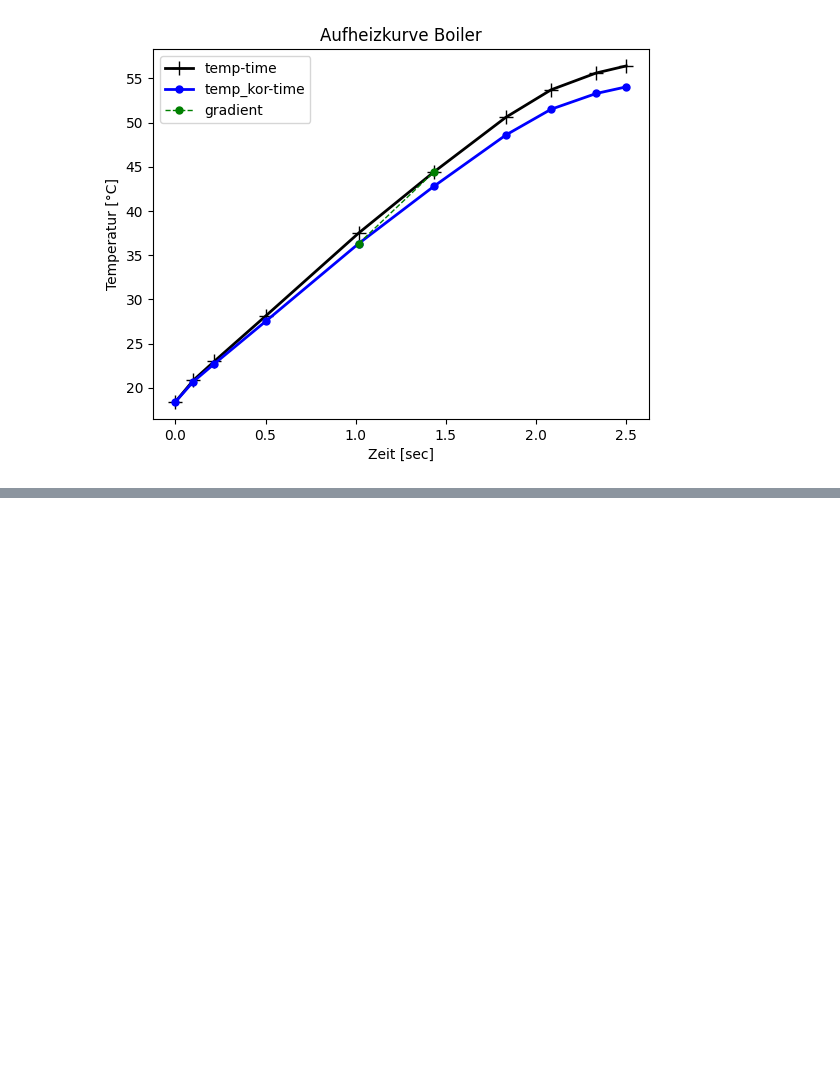
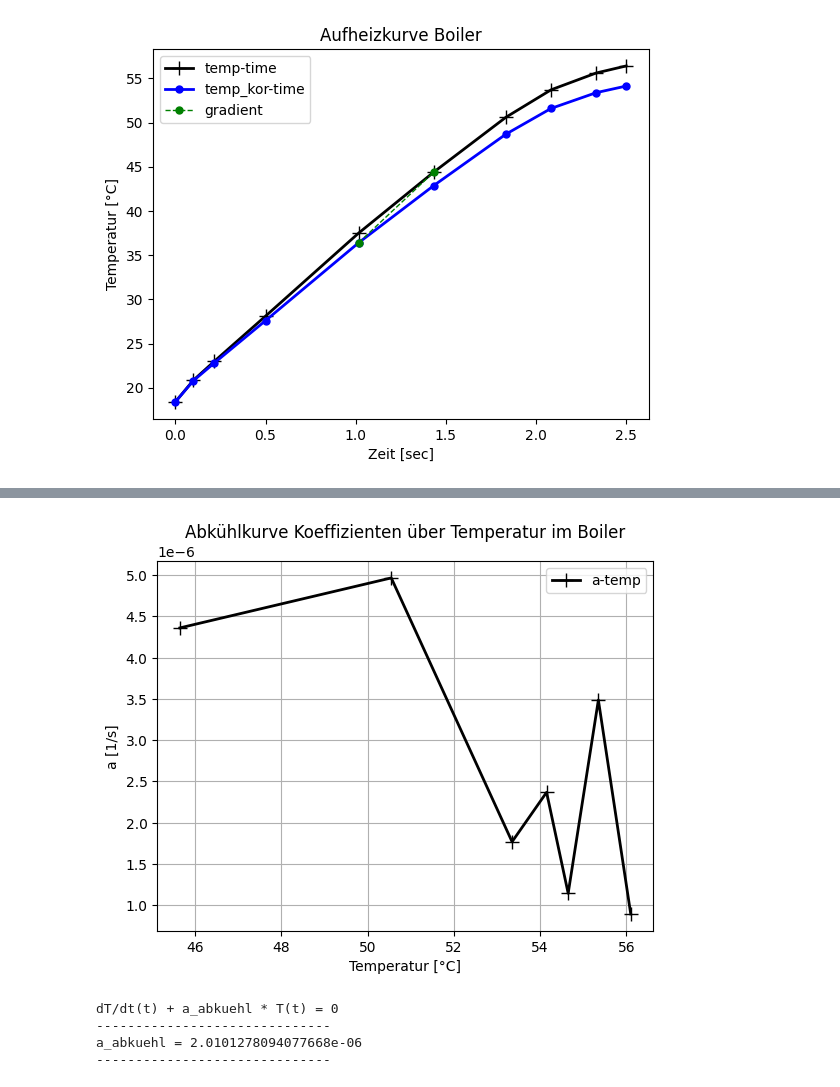
Before and after one commit to paultoster/hometools, a Jupyter notebook: python3/jupyter/Boiler_AufheizAbkühlKurve.ipynb, the cells around one changed output, grey strips where cells are left out. Drawn from its saved outputs; the diff is of its cells as text; code cells hidden in the pictures; blank space fills up the shorter version.

```diff
--- a/python3/jupyter/Boiler_AufheizAbkühlKurve.ipynb
+++ b/python3/jupyter/Boiler_AufheizAbkühlKurve.ipynb
@@ -145,0 +151,66 @@ plt.show()
+# %%
+
+dtemp_abkuehl_vec = np.empty(shape=(time_abkuehl_s.size, 1), dtype=float)
+dtemp_abkuehl_kor_vec = np.empty(shape=(time_abkuehl_s.size, 1), dtype=float)
+temp_abkuehl_kor_vec= np.empty(shape=(time_abkuehl_s.size, 1), dtype=float)
+a_abkuehl_vec= np.empty(shape=(time_abkuehl_s.size-1, 1), dtype=float)
+temp_abkuehl_vec= np.empty(shape=(time_abkuehl_s.size-1, 1), dtype=float)
+
+temp_abkuehl_kor_vec[0] = temp_abkuehl_deg[0]
+
+for i in range(1,time_abkuehl_s.size):
+
+  delta_temp = temp_abkuehl_deg[i]-temp_abkuehl_deg[i-1]
+  delta_time = time_abkuehl_s[i]-time_abkuehl_s[i-1]
+  dtemp_abkuehl_vec[i] = delta_temp/delta_time
+  temp_abkuehl_vec[i-1] = (0.5 * (temp_abkuehl_deg[i]+temp_abkuehl_deg[i-1]))
+  a_abkuehl_vec[i-1] = dtemp_abkuehl_vec[i] / (-temp_abkuehl_vec[i-1])
+
+
+  # Mischtemperatur mit 13 °C
+  temp_abkuehl_kor_vec[i-1] = (75./80*temp_abkuehl_deg[i-1]+V_abkuehl_l[i-1]/80*temp_wand)
+
+  delta_kor_temp   = temp_abkuehl_deg[i]-temp_abkuehl_kor_vec[i-1]
+  dtemp_abkuehl_kor_vec[i-1] = delta_kor_temp/delta_time
+
+temp_abkuehl_kor_vec[-1] = temp_abkuehl_kor_vec[-2]
+plt.plot(temp_abkuehl_vec,a_abkuehl_vec,color='#000000',linestyle='-',linewidth=2,marker='+',markersize=10,label='a-temp')
+
+plt.title('Abkühlkurve Koeffizienten über Temperatur im Boiler')
+plt.xlabel('Temperatur [°C]')
+plt.ylabel('a [1/s]')
+plt.grid()
+plt.legend()
+plt.show()
+# %% [output]
+[figure, added]
+# %%
+n = time_abkuehl_s.size-1
+y = np.empty(shape=(n, 1), dtype=float)
+A = np.empty(shape=(n, 1), dtype=float)
+x = np.empty(shape=(2, 1), dtype=float)
+
+for i in range(0,n):
+  y[i] = dtemp_abkuehl_vec[i]
+  A[i] = -(temp_abkuehl_deg[i])
+
+
+B = A.conj().transpose()
+AA = B @ A
+yy = B @ y
+x = np.linalg.lstsq(AA, yy, rcond=None)
+
+x = np.linalg.inv(AA) @ yy
+
+a_abkuehl = x[0][0]
+
+
+print("dT/dt(t) + a_abkuehl * T(t) = 0")
+print("------------------------------")
+print(f"a_abkuehl = {a_abkuehl}")
+print("------------------------------")
+# %% [output]
+dT/dt(t) + a_abkuehl * T(t) = 0
+------------------------------
+a_abkuehl = 2.0101278094077668e-06
+------------------------------
```
Also changed, not shown: parts of 5 cells of this notebook, 2 other files.
